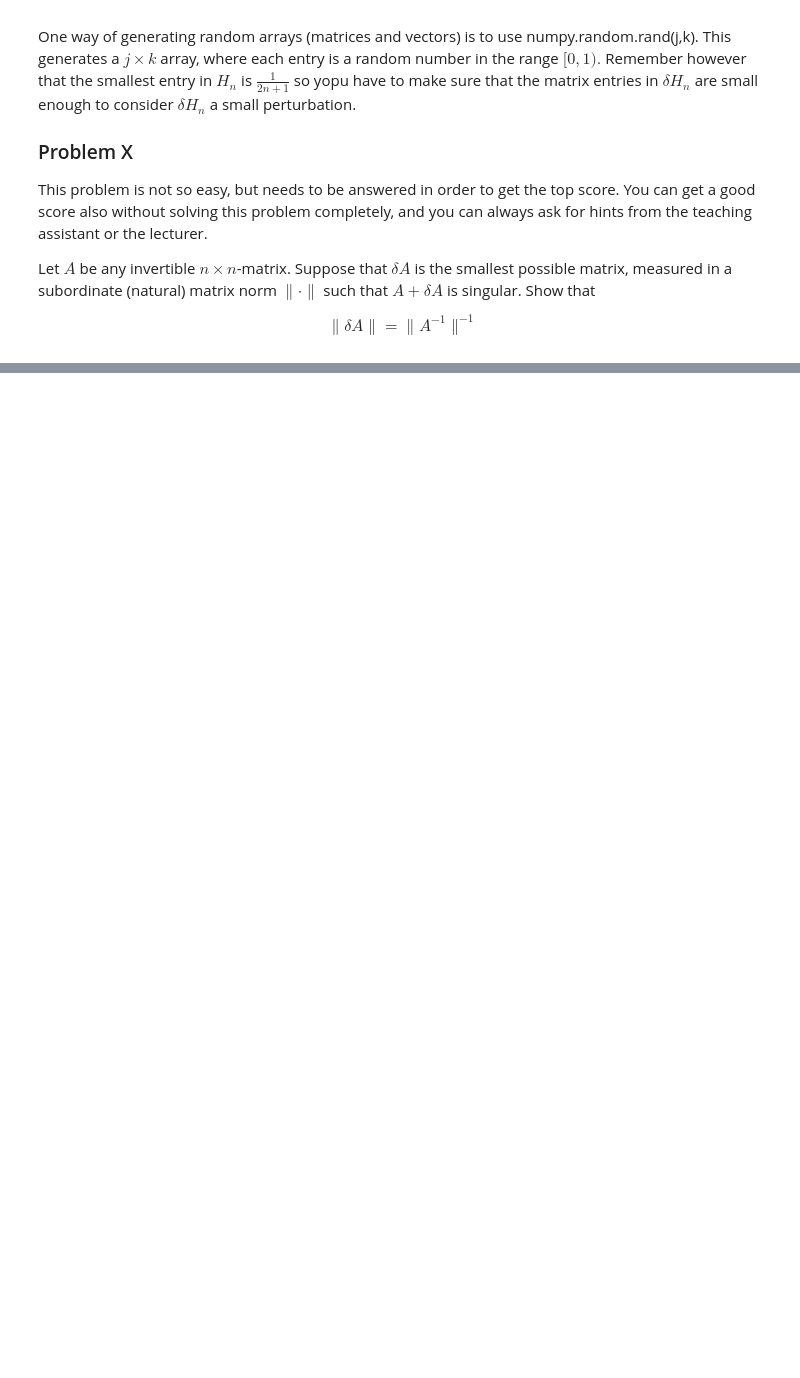
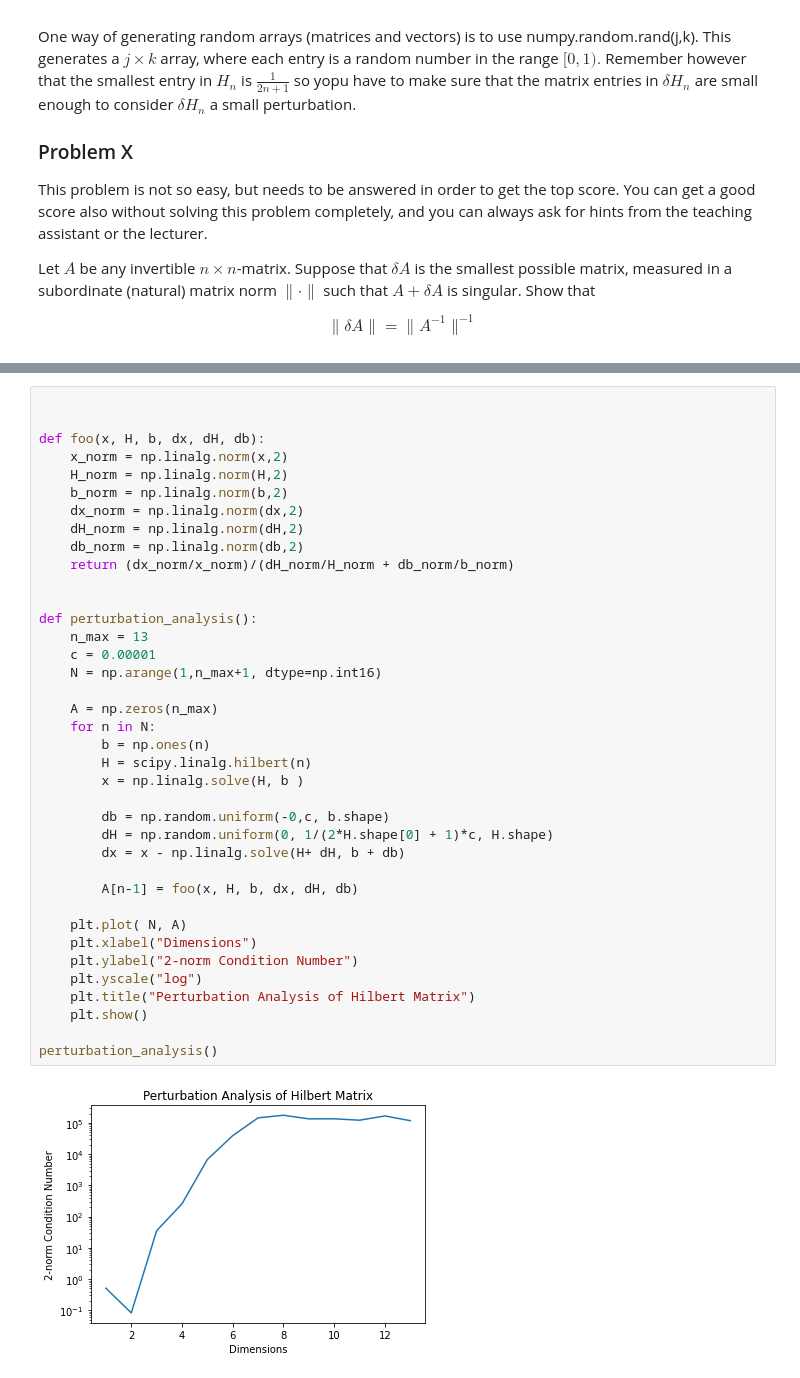
Before and after one commit to isakhammer/research, a Jupyter notebook: mathematics/numerical-analysis/numerical-math-tma4215/project/programming/Project1_handout.ipynb, the cells around one changed output, grey strips where cells are left out. Saved outputs shown, nothing was run; the diff lists cells and outputs as text; blank space fills up the shorter version.

```diff
--- a/mathematics/numerical-analysis/numerical-math-tma4215/project/programming/Project1_handout.ipynb
+++ b/mathematics/numerical-analysis/numerical-math-tma4215/project/programming/Project1_handout.ipynb
@@ -96,0 +115,40 @@ print("hello")
+# %%
+
+
+def foo(x, H, b, dx, dH, db):
+    x_norm = np.linalg.norm(x,2)
+    H_norm = np.linalg.norm(H,2)
+    b_norm = np.linalg.norm(b,2)
+    dx_norm = np.linalg.norm(dx,2)
+    dH_norm = np.linalg.norm(dH,2)
+    db_norm = np.linalg.norm(db,2)
+    return (dx_norm/x_norm)/(dH_norm/H_norm + db_norm/b_norm)
+
+
+def perturbation_analysis():
+    n_max = 13
+    c = 0.00001
+    N = np.arange(1,n_max+1, dtype=np.int16)
+
+    A = np.zeros(n_max)
+    for n in N:
+        b = np.ones(n)
+        H = scipy.linalg.hilbert(n)
+        x = np.linalg.solve(H, b )
+
+        db = np.random.uniform(-0,c, b.shape)
+        dH = np.random.uniform(0, 1/(2*H.shape[0] + 1)*c, H.shape)
+        dx = x - np.linalg.solve(H+ dH, b + db)
+
+        A[n-1] = foo(x, H, b, dx, dH, db)
+
+    plt.plot( N, A)
+    plt.xlabel("Dimensions")
+    plt.ylabel("2-norm Condition Number")
+    plt.yscale("log")
+    plt.title("Perturbation Analysis of Hilbert Matrix")
+    plt.show()
+
+perturbation_analysis()
+# %% [output]
+[figure, added]
```
Also changed, not shown: parts of 4 cells of this notebook, 2 other files.
